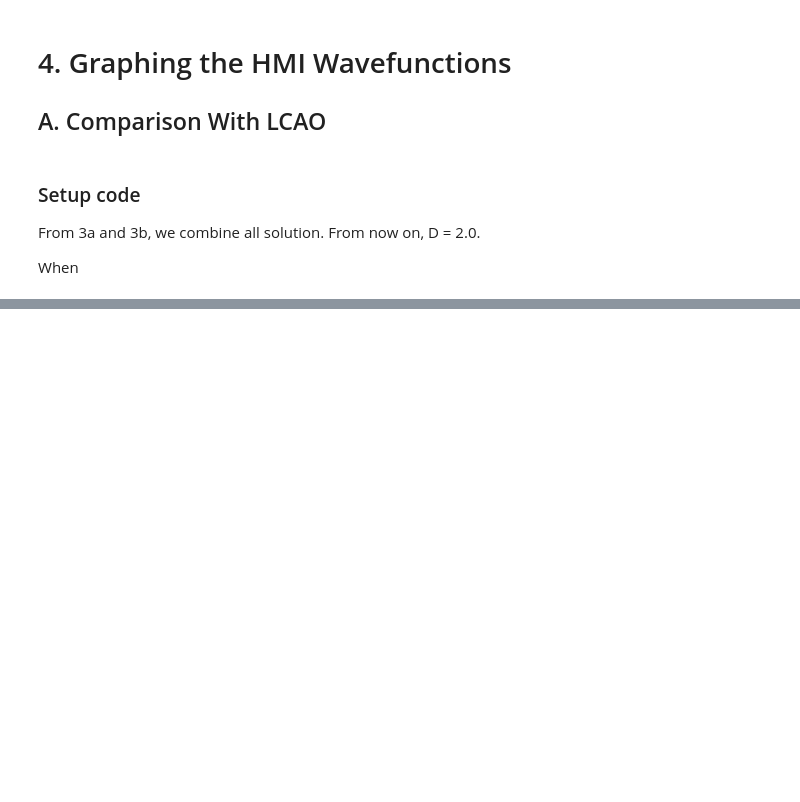
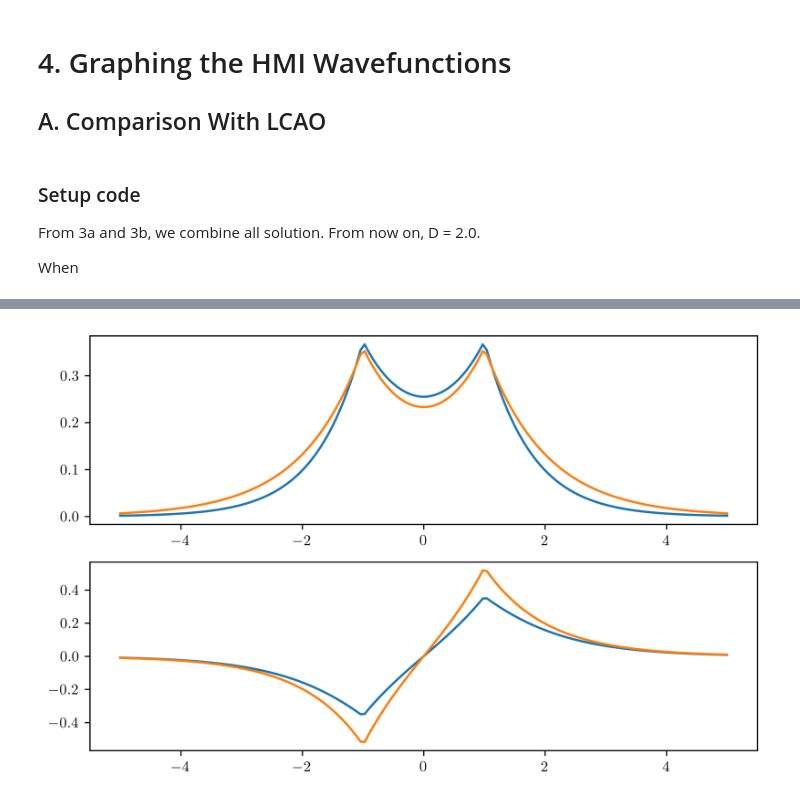
Before and after one commit to KeroseneNotForConsumption/hydrogen-molecular-ion, a Jupyter notebook: 4_graph.ipynb, the cells around one changed output, grey strips where cells are left out. Saved outputs shown, nothing was run; the diff lists cells and outputs as text; code cells hidden in the pictures; blank space fills up the shorter version.

```diff
--- a/4_graph.ipynb
+++ b/4_graph.ipynb
@@ -41,0 +270,15 @@ def get_lbda(mu, l):
+# %%
+# cutaway
+
+z_span = np.linspace(-5, 5, 150)
+
+fig, axes = plt.subplots(2, 1)
+
+for l in range(2):
+    mo_z = np.vectorize(lambda z: mo_slices[l](0, z))
+    axes[l].plot(z_span, mo_z(z_span))
+    lcao_slice = get_lcao_slice(l)
+    lcao_z = np.vectorize(lambda z: lcao_slice(0, z))
+    axes[l].plot(z_span, lcao_z(z_span))
+# %% [output]
+[figure, added]
```
Also changed, not shown: parts of 8 cells of this notebook, 1 other file.
